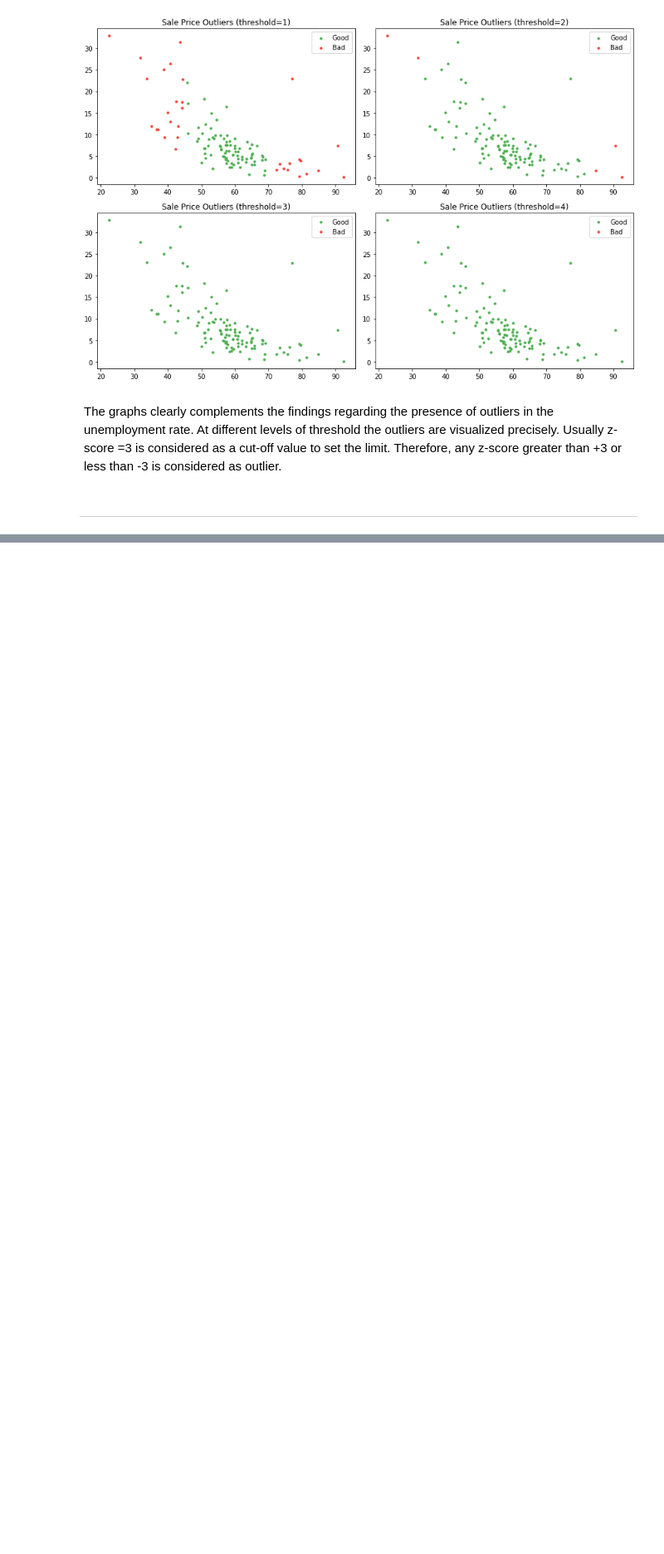
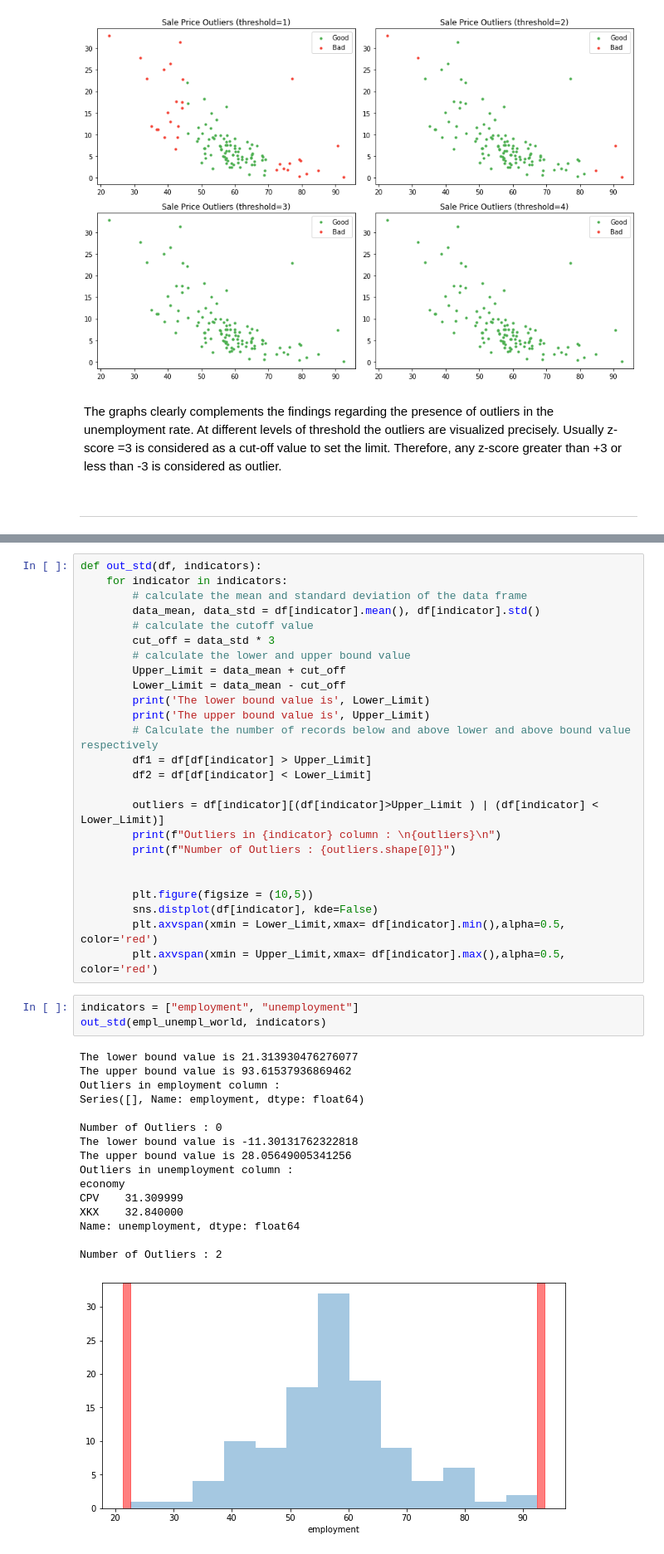
Before and after one commit to StefanRaychev/Methodology-for-Outliers-Detection, a Jupyter notebook: Outliers.ipynb, the cells around one changed output, grey strips where cells are left out. Shown: that part at 83% size. Drawn from its saved outputs; the diff is of its cells as text; blank space fills up the shorter version.

```diff
--- a/Outliers.ipynb
+++ b/Outliers.ipynb
@@ -394,0 +463,45 @@ z-score of 4 corresponds to rejection 0 points
+# %%
+def out_std(df, indicators):
+    for indicator in indicators:
+        # calculate the mean and standard deviation of the data frame
+        data_mean, data_std = df[indicator].mean(), df[indicator].std()
+        # calculate the cutoff value
+        cut_off = data_std * 3
+        # calculate the lower and upper bound value
+        Upper_Limit = data_mean + cut_off
+        Lower_Limit = data_mean - cut_off
+        print('The lower bound value is', Lower_Limit)
+        print('The upper bound value is', Upper_Limit)
+        # Calculate the number of records below and above lower and above bound value respectively
+        df1 = df[df[indicator] > Upper_Limit]
+        df2 = df[df[indicator] < Lower_Limit]
+
+        outliers = df[indicator][(df[indicator]>Upper_Limit ) | (df[indicator] < Lower_Limit)]
+        print(f"Outliers in {indicator} column : \n{outliers}\n")
+        print(f"Number of Outliers : {outliers.shape[0]}")
+
+
+        plt.figure(figsize = (10,5))
+        sns.distplot(df[indicator], kde=False)
+        plt.axvspan(xmin = Lower_Limit,xmax= df[indicator].min(),alpha=0.5, color='red')
+        plt.axvspan(xmin = Upper_Limit,xmax= df[indicator].max(),alpha=0.5, color='red')
+# %%
+indicators = ["employment", "unemployment"]
+out_std(empl_unempl_world, indicators)
+# %% [output]
+The lower bound value is 21.313930476276077
+The upper bound value is 93.61537936869462
+Outliers in employment column :
+Series([], Name: employment, dtype: float64)
+
+Number of Outliers : 0
+The lower bound value is -11.30131762322818
+The upper bound value is 28.05649005341256
+Outliers in unemployment column :
+economy
+CPV    31.309999
+XKX    32.840000
+Name: unemployment, dtype: float64
+
+Number of Outliers : 2
+[figure, added]
```
Also changed, not shown: parts of 33 cells of this notebook.
